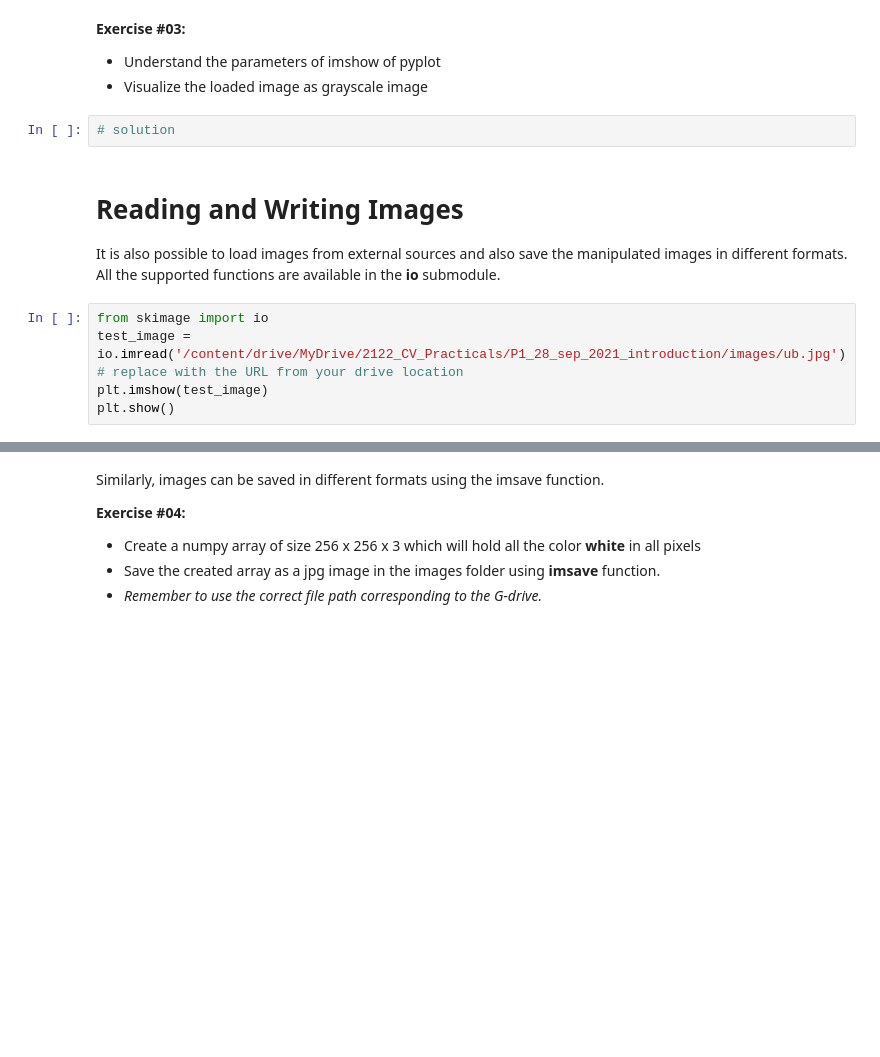
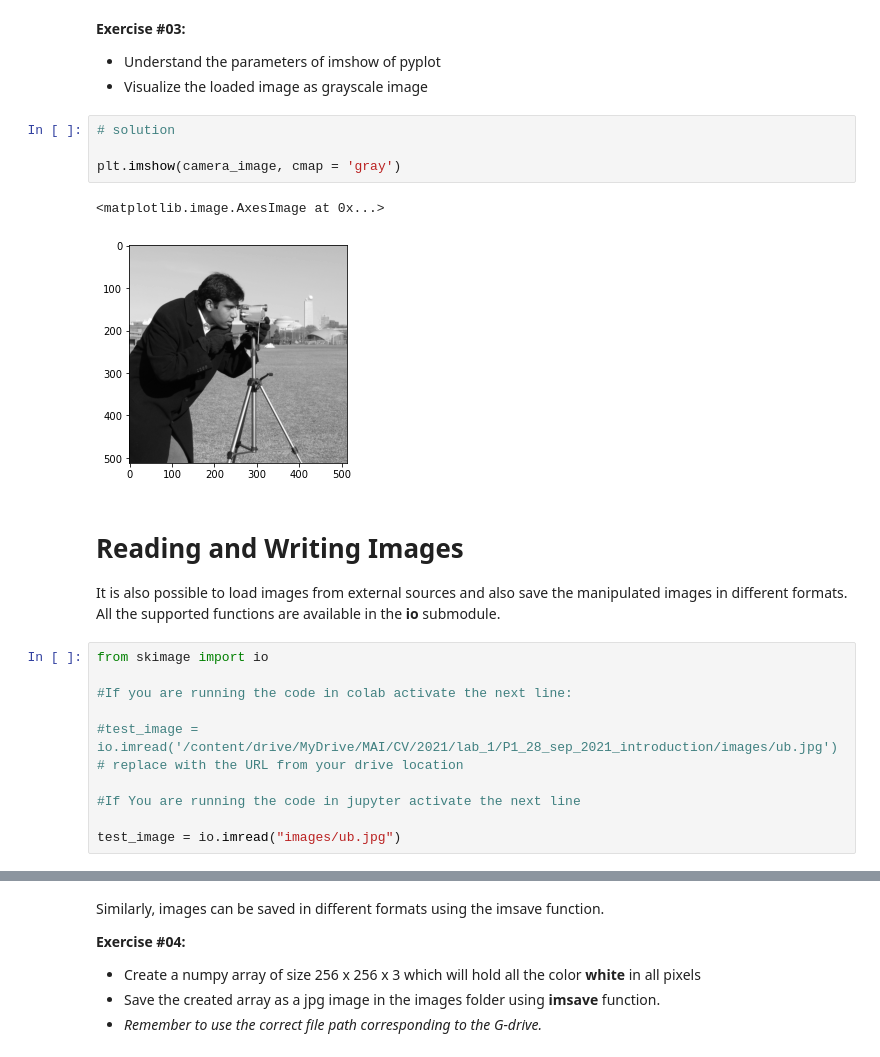
Before and after one commit to EjbejaranosAI/MAI-UPC, a Jupyter notebook: CV/2021/lab_1_introduction/P1_28_sep_2021_introduction/introduction_to_skimage.ipynb, the cells around one changed output, grey strips where cells are left out. Saved outputs shown, nothing was run; the diff lists cells and outputs as text; blank space fills up the shorter version.

```diff
--- a/CV/2021/lab_1_introduction/P1_28_sep_2021_introduction/introduction_to_skimage.ipynb
+++ b/CV/2021/lab_1_introduction/P1_28_sep_2021_introduction/introduction_to_skimage.ipynb
@@ -71,14 +141,24 @@ Images are viewed using the **imshow** function available in the pyplot submodul
 
 *   Understand the parameters of imshow of pyplot
 *   Visualize the loaded image as grayscale image
-# %%
-# solution
+# %%
+# solution
+
+plt.imshow(camera_image, cmap = 'gray')
+# %% [output]
+<matplotlib.image.AxesImage at 0x...>
+[figure, added]
 # %% [markdown]
 # Reading and Writing Images
 
 It is also possible to load images from external sources and also save the manipulated images in different formats. All the supported functions are available in the **io** submodule.
 # %%
 from skimage import io
-test_image = io.imread('/content/drive/MyDrive/2122_CV_Practicals/P1_28_sep_2021_introduction/images/ub.jpg')  # replace with the URL from your drive location
-plt.imshow(test_image)
-plt.show()
+
+#If you are running the code in colab activate the next line:
+
+#test_image = io.imread('/content/drive/MyDrive/MAI/CV/2021/lab_1/P1_28_sep_2021_introduction/images/ub.jpg')  # replace with the URL from your drive location
+
+#If You are running the code in jupyter activate the next line
+
+test_image = io.imread("images/ub.jpg")
```
Also changed, not shown: parts of 12 cells of this notebook, 2 other files.
